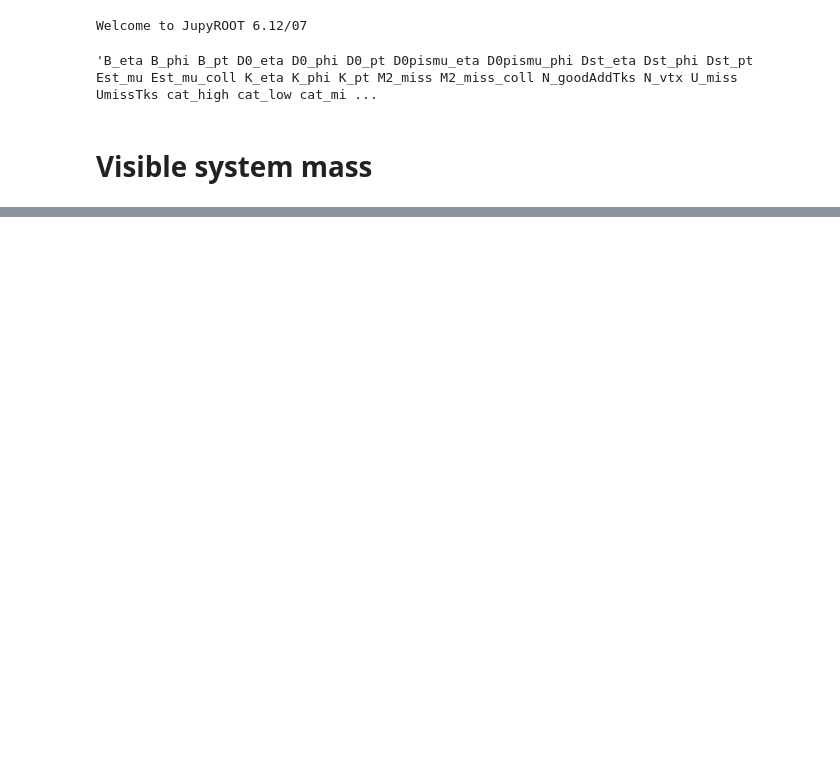
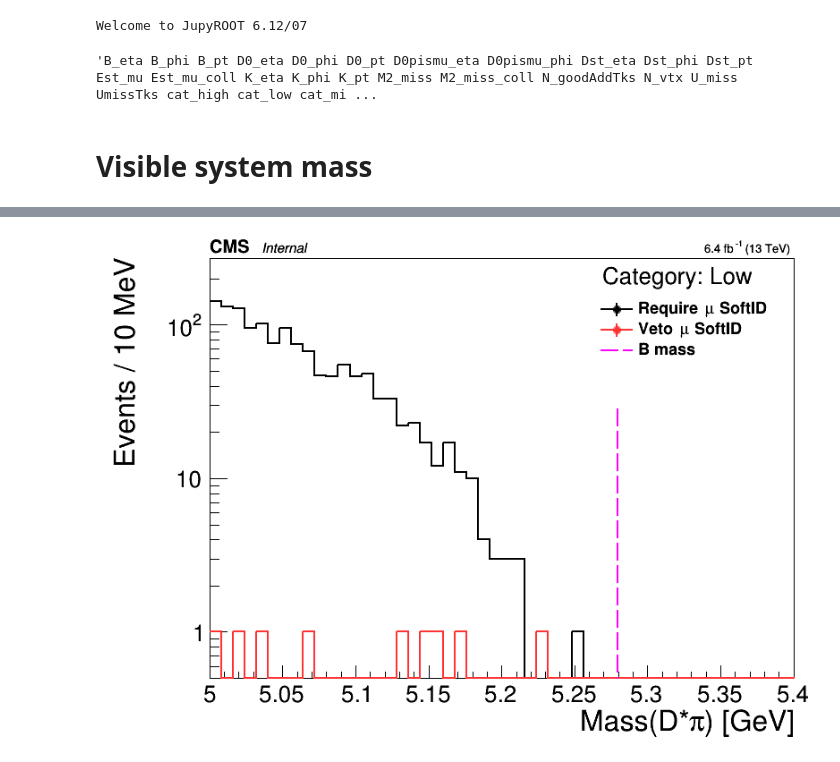
Before and after one commit to ocerri/BPH_RD_Analysis, a Jupyter notebook: plot_scripts/bkg_MisID.ipynb, the cells around one changed output, grey strips where cells are left out. Drawn from its saved outputs; the diff is of its cells as text; code cells hidden in the pictures; blank space fills up the shorter version.

```diff
--- a/plot_scripts/bkg_MisID.ipynb
+++ b/plot_scripts/bkg_MisID.ipynb
@@ -101,3 +101,31 @@ c.SaveAs('../data/fig/misIDbkg_data_mDstK_{}.png'.format(cat.name))
+# %%
+h1 = create_TH1D(dfSig['mass_D0pismu_muASpi'],
+                 binning=[50, 5.0, 5.4],
+                 opt='overflow',
+                 axis_title=['Mass(D*#pi) [GeV]', 'Events / 10 MeV'],
+                )
+h1.SetMarkerStyle(8)
+h2 = create_TH1D(dfBkg['mass_D0pismu_muASpi'], binning=h1.binning,
+                 opt='overflow',
+                 color=1
+                )
+h2.SetMarkerStyle(8)
+
+leg = rt.TLegend(0.7, 0.75, 0.95, 0.87)
+leg.SetBorderSize(0)
+leg.SetFillStyle(0)
+leg.AddEntry(h1, 'Require #mu SoftID', 'lep')
+leg.AddEntry(h2, 'Veto #mu SoftID', 'lep')
+leg.AddEntry(cl, 'B mass', 'l')
+
+c = drawOnCMSCanvas(CMS_lumi, [h1, h2], 'same')
+c.SetLogy()
+catText.DrawLatexNDC(0.93, 0.9, 'Category: {}'.format(cat.name))
+leg.Draw()
+cl.DrawLine(m_B0, 0.5, m_B0, h1.GetMaximum()*0.2)
+c.SaveAs('../data/fig/misIDbkg_data_mDstPi_{}.png'.format(cat.name))
+# %% [output]
+[figure, added]
 # %%
 h1 = create_TH1D(dfSig['mass_D0pismu'],
                  binning=[50, 2.0, 5.5],
```
Also changed, not shown: parts of 3 cells of this notebook, 7 other files.
